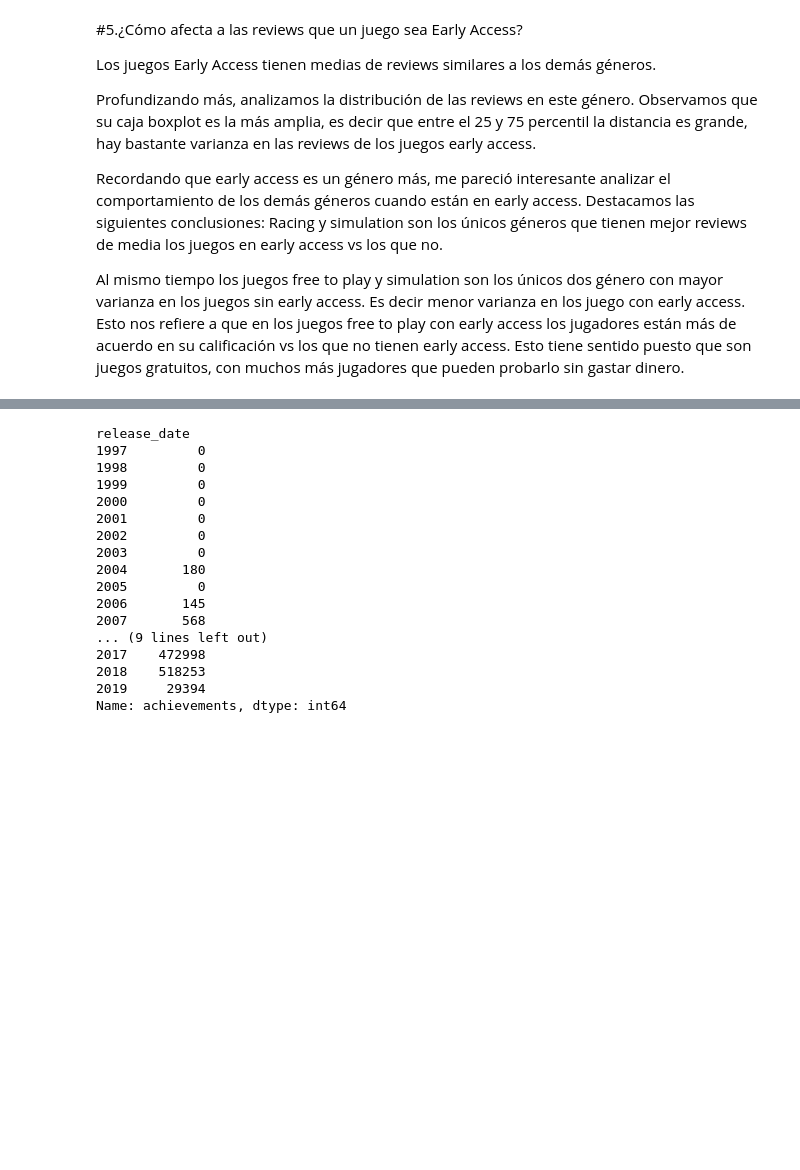
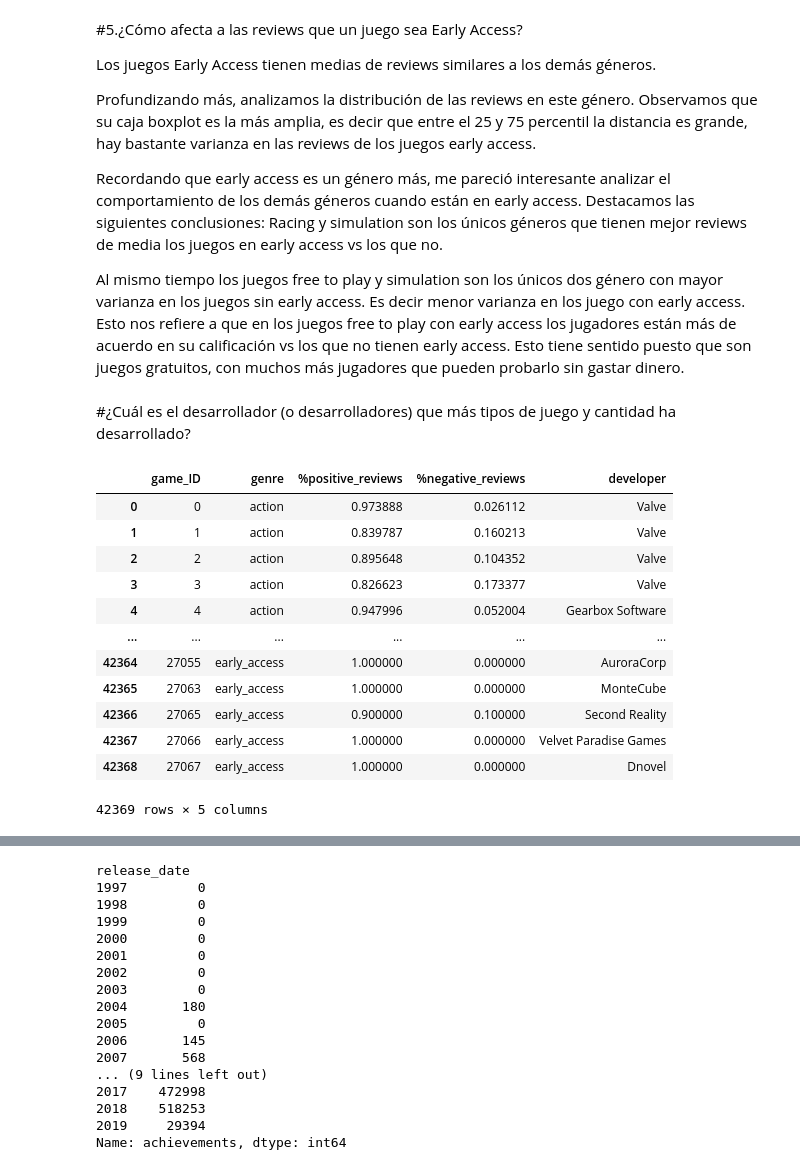
Before and after one commit to Dexinator/steam, a Jupyter notebook: steam.ipynb, the cells around one changed output, grey strips where cells are left out. Saved outputs shown, nothing was run; the diff lists cells and outputs as text; code cells hidden in the pictures; blank space fills up the shorter version.

```diff
--- a/steam.ipynb
+++ b/steam.ipynb
@@ -869,3 +869,5 @@ Racing y simulation son los únicos géneros que tienen mejor reviews de media l
 
 Al mismo tiempo los juegos free to play y simulation son los únicos dos género con mayor varianza en los juegos sin early access. Es decir menor varianza en los juego con early access.
 Esto nos refiere a que en los juegos free to play con early access los jugadores están más de acuerdo en su calificación vs los que no tienen early access. Esto tiene sentido puesto que son juegos gratuitos, con muchos más jugadores que pueden probarlo sin gastar dinero.
+# %% [markdown]
+#¿Cuál es el desarrollador (o desarrolladores) que más tipos de juego y cantidad ha desarrollado?
@@ -871,0 +877,17 @@ Esto nos refiere a que en los juegos free to play con early access los jugadores
+# %%
+#Visualizamos nuestra tabla
+reviews_dist
+# %% [output]
+|  | game_ID | genre | %positive_reviews | %negative_reviews | developer |
+| 0 | 0 | action | 0.973888 | 0.026112 | Valve |
+| 1 | 1 | action | 0.839787 | 0.160213 | Valve |
+| 2 | 2 | action | 0.895648 | 0.104352 | Valve |
+| 3 | 3 | action | 0.826623 | 0.173377 | Valve |
+| 4 | 4 | action | 0.947996 | 0.052004 | Gearbox Software |
+| ... | ... | ... | ... | ... | ... |
+| 42364 | 27055 | early_access | 1.000000 | 0.000000 | AuroraCorp |
+| 42365 | 27063 | early_access | 1.000000 | 0.000000 | MonteCube |
+| 42366 | 27065 | early_access | 0.900000 | 0.100000 | Second Reality |
+| 42367 | 27066 | early_access | 1.000000 | 0.000000 | Velvet Paradise Games |
+| 42368 | 27067 | early_access | 1.000000 | 0.000000 | Dnovel |
+42369 rows × 5 columns
```
Also changed, not shown: parts of 18 cells of this notebook.
